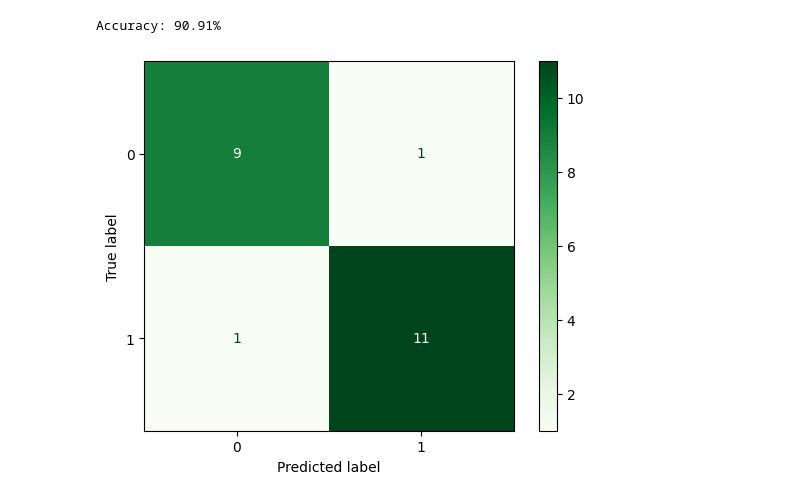
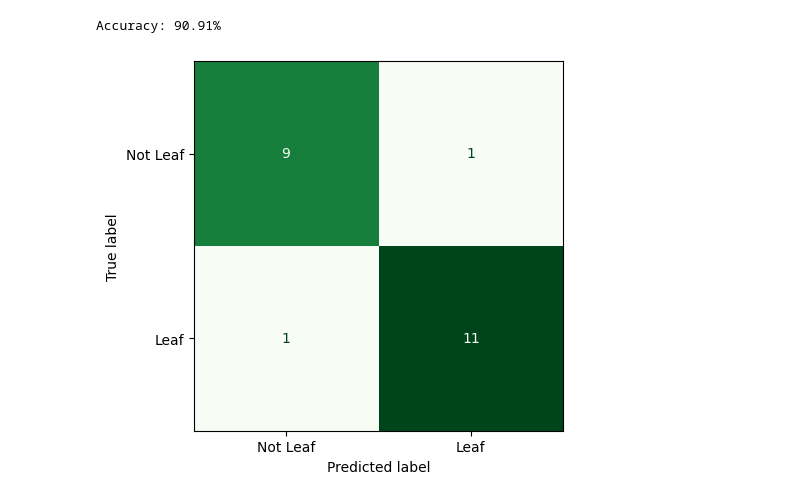
Before and after one commit to vivaansinghvi07/smoky-mountain-data-comp, a Jupyter notebook: step2/model_from_masks.ipynb, the cells around one changed output. Cells and saved outputs as stored; diff of their text form; code cells hidden in the pictures.

Commit message:
better visuals

```diff
--- a/step2/model_from_masks.ipynb
+++ b/step2/model_from_masks.ipynb
@@ -258,8 +258,8 @@ print(f"Accuracy: {accuracy_score(y_test, y_pred):.2%}")
 Accuracy: 90.91%
 # %%
 cm = confusion_matrix(y_test, y_pred)
-disp = ConfusionMatrixDisplay(cm)
-disp.plot(cmap="Greens")
+disp = ConfusionMatrixDisplay(cm, display_labels=["Not Leaf", "Leaf"])
+disp.plot(cmap="Greens", colorbar=False)
 plt.show()
 # %% [output]
-[figure, old version]
+[figure, new version]
```
Also changed, not shown: 2 other files.
